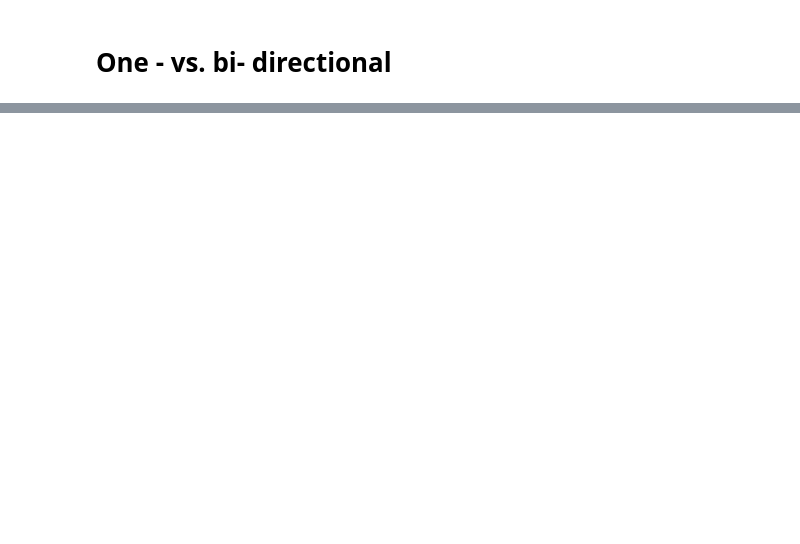
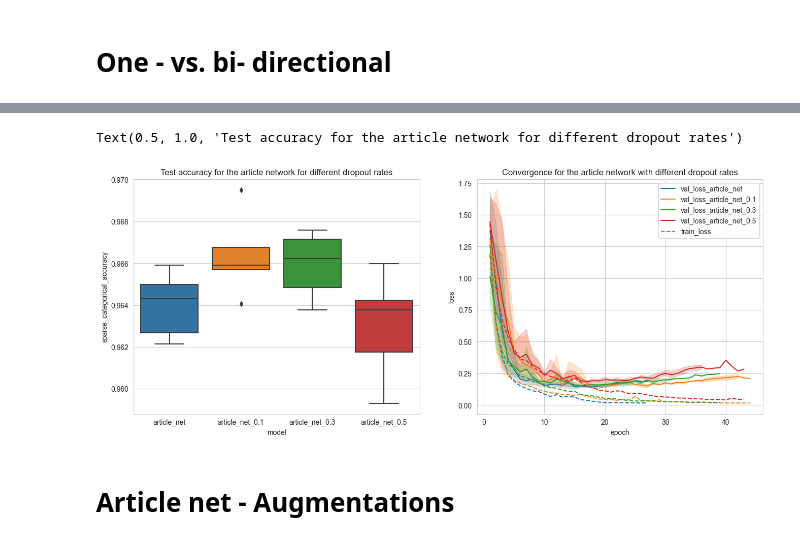
Before and after one commit to SawickiBartosz/DeepLearning2023, a Jupyter notebook: Project2_LSTM/visualize results.ipynb, the cells around one changed output, grey strips where cells are left out. Drawn from its saved outputs; the diff is of its cells as text; code cells hidden in the pictures; blank space fills up the shorter version.

```diff
--- a/Project2_LSTM/visualize results.ipynb
+++ b/Project2_LSTM/visualize results.ipynb
@@ -326,0 +405,5 @@ plt.show()
+# %%
+files = ['article_net', 'article_net_0.1', 'article_net_0.3', 'article_net_0.5']
+
+merged_data = get_metrics(files)
+merged_data
@@ -326,0 +428,25 @@ plt.show()
+# %%
+pyplot_colors = ['C' + str(i) for i in range(0, 10)]
+learning_curves = get_learning_curves(files)
+fig, ax = plt.subplots(1, 2, figsize=(16, 6))
+ax[1].set_title("Convergence for the article network with different dropout rates")
+for i, file in enumerate(files):
+    model_df = learning_curves.loc[learning_curves.model == file]
+    # row, col = i // 2, i % 2
+    # ax = axes[row][col]
+    color = pyplot_colors[i]
+    leg = "auto" if i != 0 else False
+    sns.lineplot(model_df, x="epoch", y="loss", ax=ax[1], label=None, ls='--', errorbar=None, color=color)
+    sns.lineplot(model_df, x="epoch", y="val_loss", ax=ax[1], label="val_loss_"+file, color=color)
+
+train_legend_line = Line2D([0], [0], label='train_loss', color='grey', ls='--')
+handles, labels = ax[1].get_legend_handles_labels()
+handles.extend([train_legend_line])
+ax[1].legend(handles=handles)
+sns.boxplot(merged_data, x="model", y="sparse_categorical_accuracy", ax=ax[0])
+ax[0].set_title("Test accuracy for the article network for different dropout rates")
+# %% [output]
+Text(0.5, 1.0, 'Test accuracy for the article network for different dropout rates')
+[figure, added]
+# %% [markdown]
+# Article net - Augmentations
```
Also changed, not shown: parts of 18 cells of this notebook, 7 other files.
